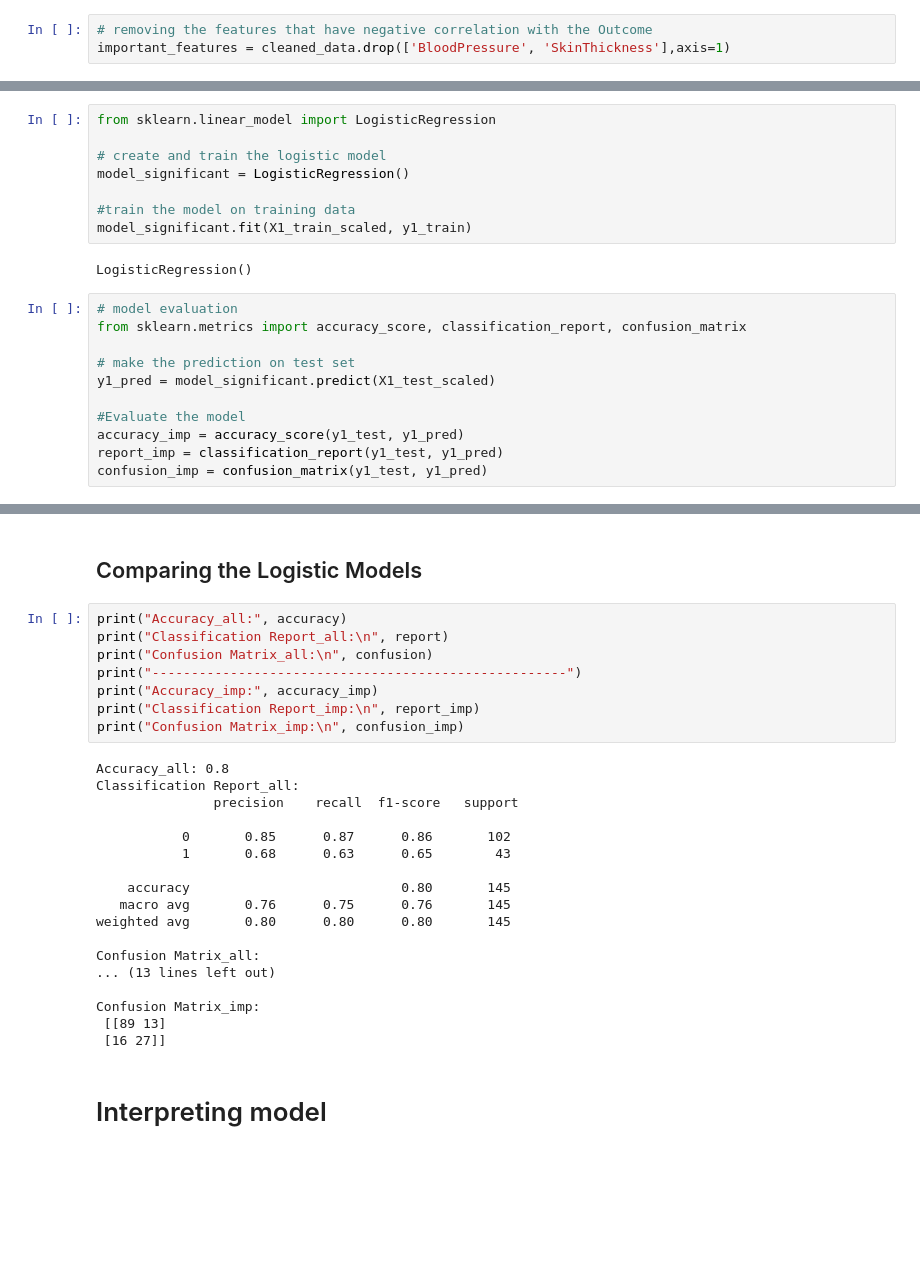
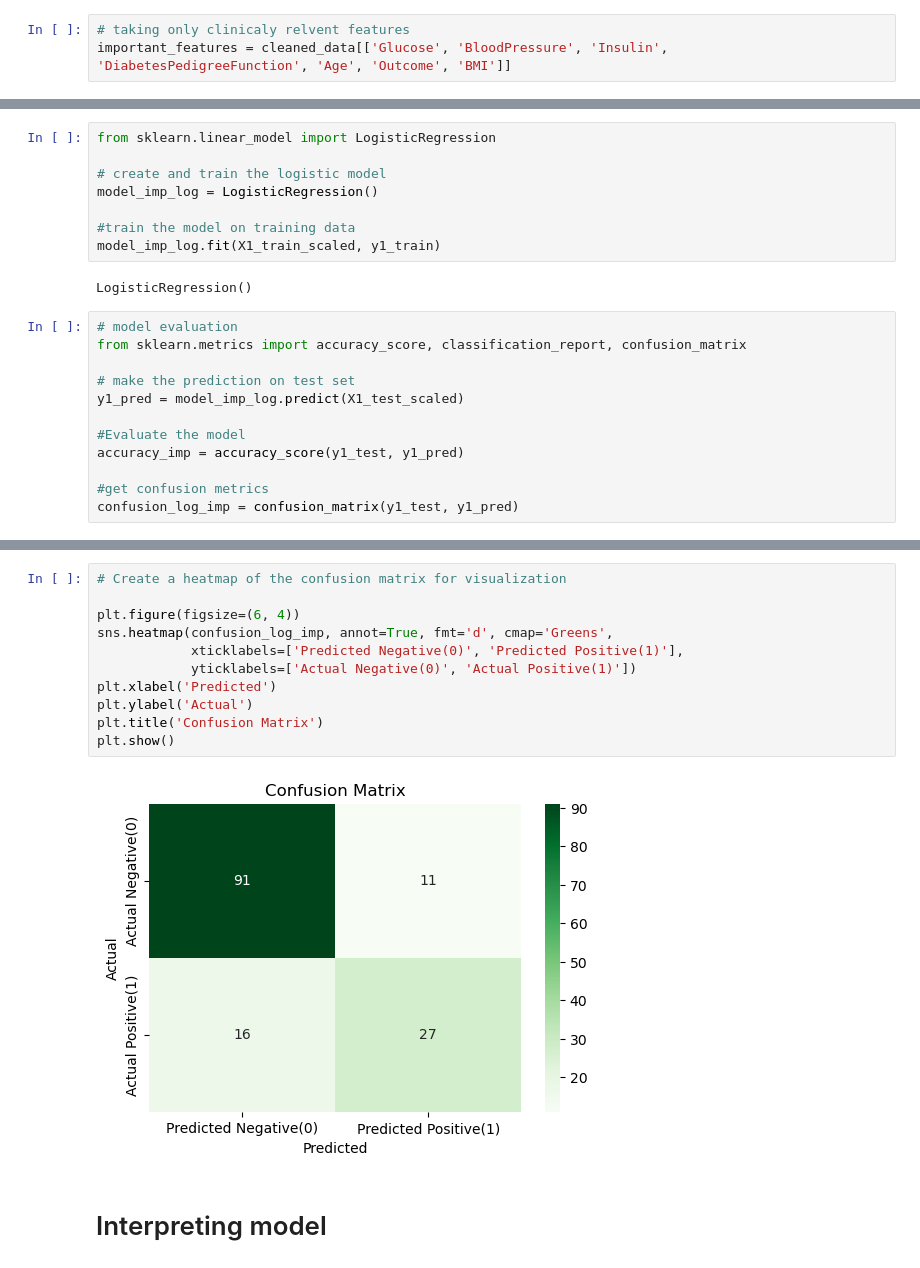
Before and after one commit to pchaudhary12/Supervised-Learning-Diabetes, a Jupyter notebook: Juptyer Notebook/Supervised Learning - Project.ipynb, the cells around one changed output, grey strips where cells are left out. Saved outputs shown, nothing was run; the diff lists cells and outputs as text; blank space fills up the shorter version.

```diff
--- a/Supervised Learning - Project.ipynb
+++ b/Juptyer Notebook/Supervised Learning - Project.ipynb
@@ -436,4 +352,4 @@ y_train.value_counts(), y_test.value_counts()
 # %%
-# removing the features that have negative correlation with the Outcome
-important_features = cleaned_data.drop(['BloodPressure', 'SkinThickness'],axis=1)
+# taking only clinicaly relvent features
+important_features = cleaned_data[['Glucose', 'BloodPressure', 'Insulin', 'DiabetesPedigreeFunction', 'Age', 'Outcome', 'BMI']]
 # %%
@@ -566,10 +453,10 @@ Confusion Matrix:
 from sklearn.linear_model import LogisticRegression
 
 # create and train the logistic model
-model_significant = LogisticRegression()
+model_imp_log = LogisticRegression()
 
 #train the model on training data
-model_significant.fit(X1_train_scaled, y1_train)
+model_imp_log.fit(X1_train_scaled, y1_train)
 # %% [output]
 LogisticRegression()
 # %%
@@ -577,11 +464,12 @@ LogisticRegression()
 from sklearn.metrics import accuracy_score, classification_report, confusion_matrix
 
 # make the prediction on test set
-y1_pred = model_significant.predict(X1_test_scaled)
+y1_pred = model_imp_log.predict(X1_test_scaled)
 
 #Evaluate the model
 accuracy_imp = accuracy_score(y1_test, y1_pred)
-report_imp = classification_report(y1_test, y1_pred)
-confusion_imp = confusion_matrix(y1_test, y1_pred)
+
+#get confusion metrics
+confusion_log_imp = confusion_matrix(y1_test, y1_pred)
 # %%
 print("Accuracy:", accuracy_imp)
@@ -621,31 +481,16 @@ plt.show()
-# %% [markdown]
-## Comparing the Logistic Models
-# %%
-print("Accuracy_all:", accuracy)
-print("Classification Report_all:\n", report)
-print("Confusion Matrix_all:\n", confusion)
-print("-----------------------------------------------------")
-print("Accuracy_imp:", accuracy_imp)
-print("Classification Report_imp:\n", report_imp)
-print("Confusion Matrix_imp:\n", confusion_imp)
-# %% [output]
-Accuracy_all: 0.8
-Classification Report_all:
-               precision    recall  f1-score   support
-
-           0       0.85      0.87      0.86       102
-           1       0.68      0.63      0.65        43
-
-    accuracy                           0.80       145
-   macro avg       0.76      0.75      0.76       145
-weighted avg       0.80      0.80      0.80       145
-
-Confusion Matrix_all:
-... (13 lines left out)
-
-Confusion Matrix_imp:
- [[89 13]
- [16 27]]
+# %%
+# Create a heatmap of the confusion matrix for visualization
+
+plt.figure(figsize=(6, 4))
+sns.heatmap(confusion_log_imp, annot=True, fmt='d', cmap='Greens',
+            xticklabels=['Predicted Negative(0)', 'Predicted Positive(1)'],
+            yticklabels=['Actual Negative(0)', 'Actual Positive(1)'])
+plt.xlabel('Predicted')
+plt.ylabel('Actual')
+plt.title('Confusion Matrix')
+plt.show()
+# %% [output]
+[figure, added]
 # %% [markdown]
 # Interpreting model
 # %% [markdown]
```
Also changed, not shown: parts of 38 cells of this notebook, 1 other file.
